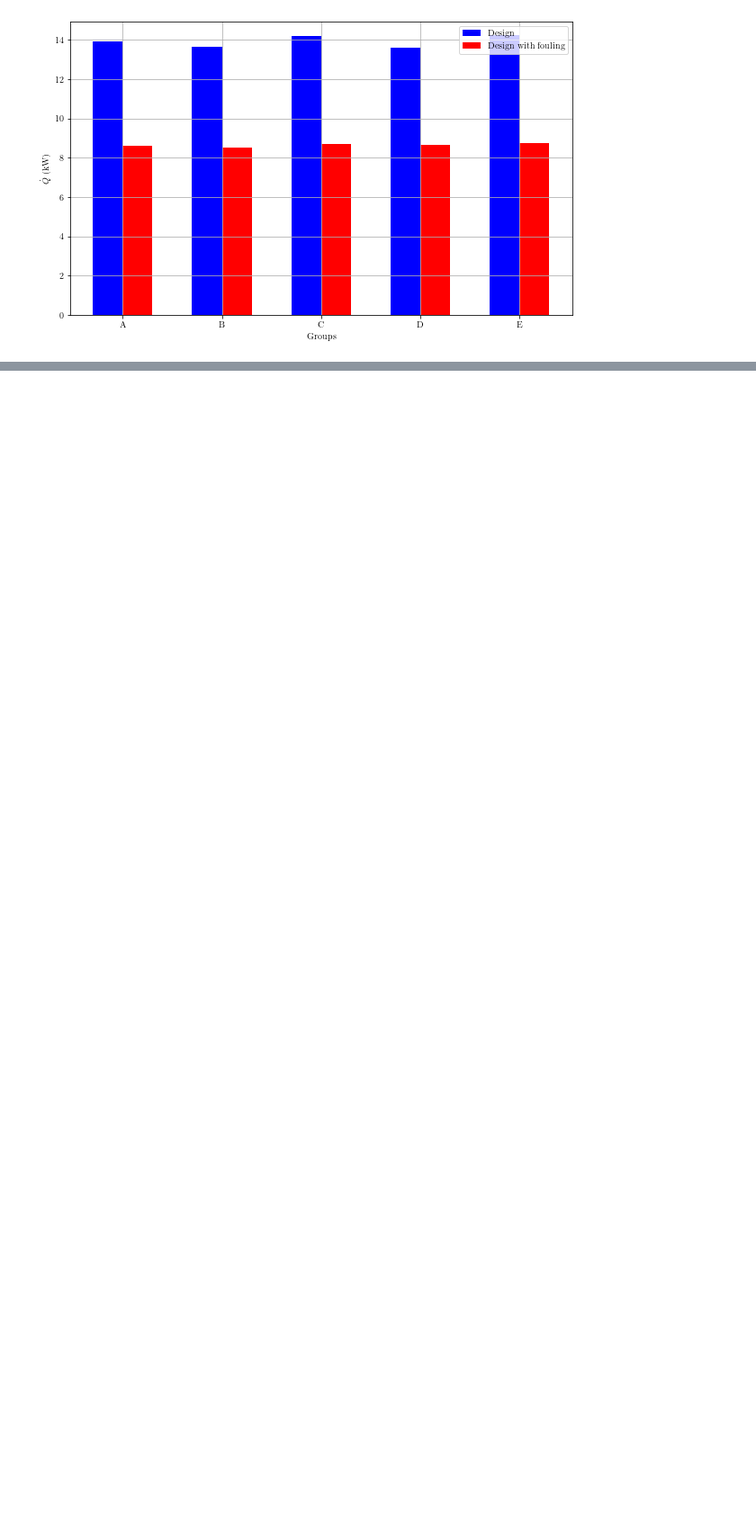
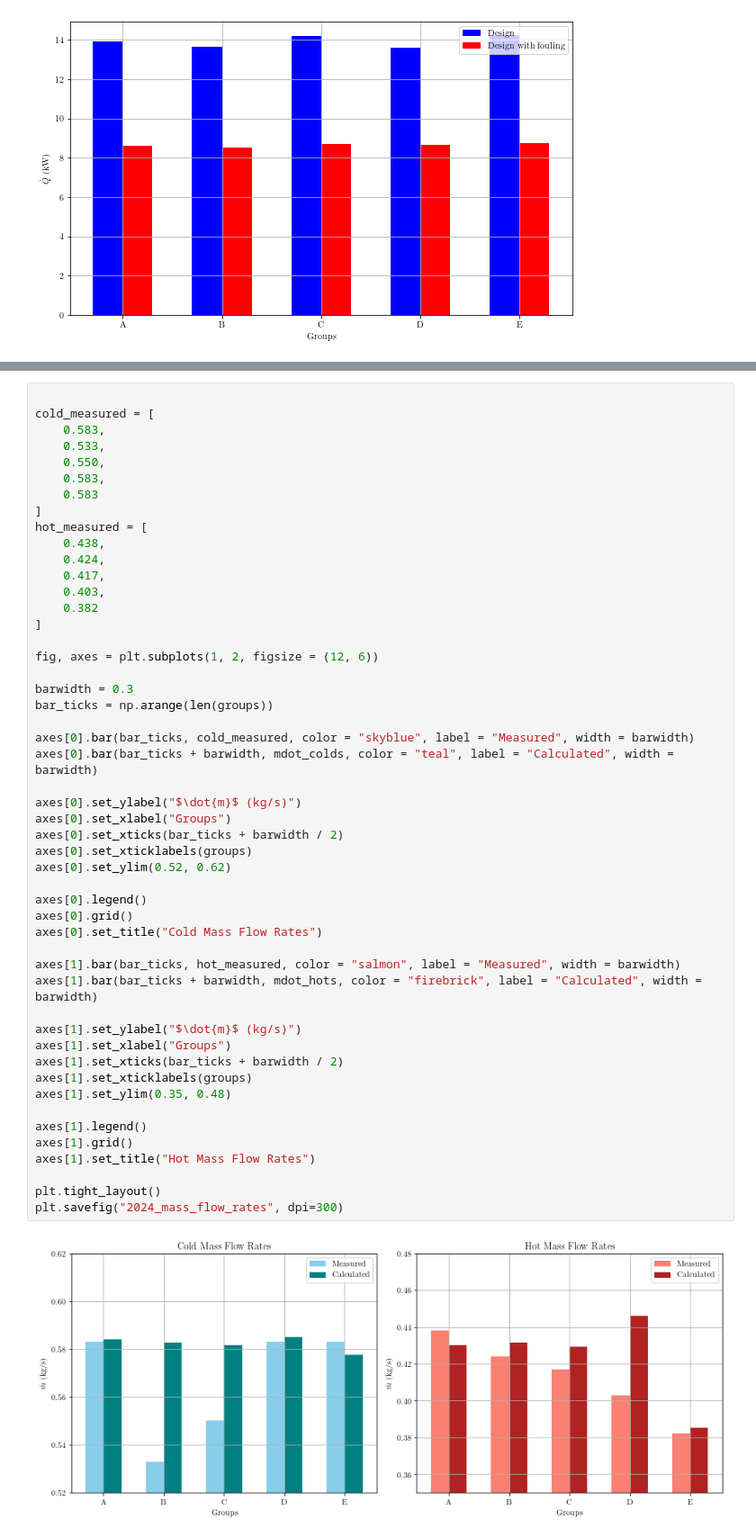
Before and after one commit to lpender3672/shell_tube_heat_exchanger, a Jupyter notebook: src/groups_analysis.ipynb, the cells around one changed output, grey strips where cells are left out. Shown at 90% size. Drawn from its saved outputs; the diff is of its cells as text; blank space fills up the shorter version.

```diff
--- a/src/groups_analysis.ipynb
+++ b/src/groups_analysis.ipynb
@@ -236,0 +284,52 @@ plt.grid()
+# %%
+
+cold_measured = [
+    0.583,
+    0.533,
+    0.550,
+    0.583,
+    0.583
+]
+hot_measured = [
+    0.438,
+    0.424,
+    0.417,
+    0.403,
+    0.382
+]
+
+fig, axes = plt.subplots(1, 2, figsize = (12, 6))
+
+barwidth = 0.3
+bar_ticks = np.arange(len(groups))
+
+axes[0].bar(bar_ticks, cold_measured, color = "skyblue", label = "Measured", width = barwidth)
+axes[0].bar(bar_ticks + barwidth, mdot_colds, color = "teal", label = "Calculated", width = barwidth)
+
+axes[0].set_ylabel("$\dot{m}$ (kg/s)")
+axes[0].set_xlabel("Groups")
+axes[0].set_xticks(bar_ticks + barwidth / 2)
+axes[0].set_xticklabels(groups)
+axes[0].set_ylim(0.52, 0.62)
+
+axes[0].legend()
+axes[0].grid()
+axes[0].set_title("Cold Mass Flow Rates")
+
+axes[1].bar(bar_ticks, hot_measured, color = "salmon", label = "Measured", width = barwidth)
+axes[1].bar(bar_ticks + barwidth, mdot_hots, color = "firebrick", label = "Calculated", width = barwidth)
+
+axes[1].set_ylabel("$\dot{m}$ (kg/s)")
+axes[1].set_xlabel("Groups")
+axes[1].set_xticks(bar_ticks + barwidth / 2)
+axes[1].set_xticklabels(groups)
+axes[1].set_ylim(0.35, 0.48)
+
+axes[1].legend()
+axes[1].grid()
+axes[1].set_title("Hot Mass Flow Rates")
+
+plt.tight_layout()
+plt.savefig("2024_mass_flow_rates", dpi=300)
+# %% [output]
+[figure, added]
```
Also changed, not shown: parts of 2 cells of this notebook, 6 other files.
